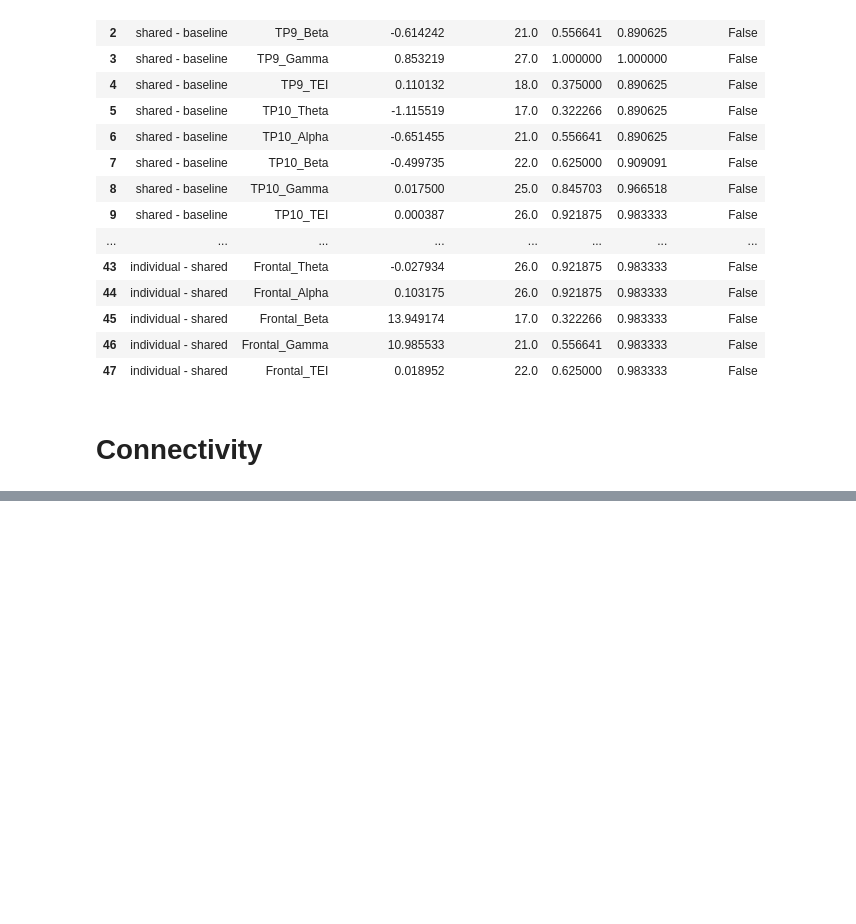
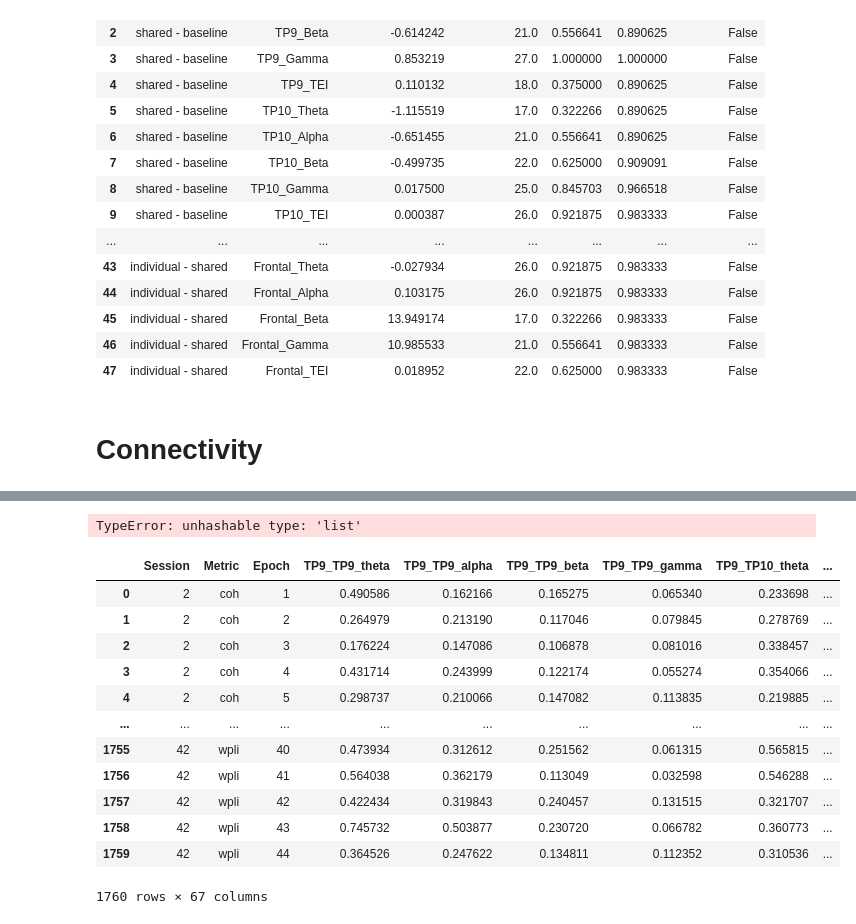
Before and after one commit to JoseEmilianoCG/NeuroHAD2025, a Jupyter notebook: FILAnalysis/feature_extraction_new.ipynb, the cells around one changed output, grey strips where cells are left out. Cells and saved outputs as stored; diff of their text form; code cells hidden in the pictures; blank space fills up the shorter version.

```diff
--- a/FILAnalysis/feature_extraction_new.ipynb
+++ b/FILAnalysis/feature_extraction_new.ipynb
@@ -722,0 +928,51 @@ dfs_by_stage['shared']
+# %%
+band_freqs = {'theta':[4,8], 'alpha':[8,13], 'beta':[13,30], 'gamma':[30,50]}
+bands = ['theta', 'alpha', 'beta', 'gamma']
+states = ['baseline', 'shared', 'individual']
+for state in states:
+    for comb in ch_comb:
+        for band in bands:
+            cols = [f'{ch_comb[0][0]}_{ch_comb[0][1]}_{i}-{i+1} Hz' for i in range(band_freqs[band][0], band_freqs[band][1])]
+            holder = conndata[state][cols]
+            mean_holder = holder.mean(axis=1)
+# %% [output]
+TypeError: unhashable type: 'list'
+# %%
+band_freqs = {'theta':[4,8], 'alpha':[8,13], 'beta':[13,30], 'gamma':[30,50]}
+bands = ['theta', 'alpha', 'beta', 'gamma']
+states = ['baseline', 'shared', 'individual']
+
+band_conndata = {}
+
+for state in states:
+
+    base_df = dfs_by_stage[state][['Session','Metric','Epoch']].copy()
+
+    for comb in ch_comb:
+        ch1, ch2 = comb
+
+        for band in bands:
+            cols = [f'{ch1}_{ch2}_{i}-{i+1} Hz'
+                    for i in range(band_freqs[band][0], band_freqs[band][1])]
+
+            mean_holder = dfs_by_stage[state][cols].mean(axis=1)
+
+            base_df[f'{ch1}_{ch2}_{band}'] = mean_holder
+
+    band_conndata[state] = base_df
+# %%
+band_conndata['baseline']
+# %% [output]
+|  | Session | Metric | Epoch | TP9_TP9_theta | TP9_TP9_alpha | TP9_TP9_beta | TP9_TP9_gamma | TP9_TP10_theta | ... |
+| 0 | 2 | coh | 1 | 0.490586 | 0.162166 | 0.165275 | 0.065340 | 0.233698 | ... |
+| 1 | 2 | coh | 2 | 0.264979 | 0.213190 | 0.117046 | 0.079845 | 0.278769 | ... |
+| 2 | 2 | coh | 3 | 0.176224 | 0.147086 | 0.106878 | 0.081016 | 0.338457 | ... |
+| 3 | 2 | coh | 4 | 0.431714 | 0.243999 | 0.122174 | 0.055274 | 0.354066 | ... |
+| 4 | 2 | coh | 5 | 0.298737 | 0.210066 | 0.147082 | 0.113835 | 0.219885 | ... |
+| ... | ... | ... | ... | ... | ... | ... | ... | ... | ... |
+| 1755 | 42 | wpli | 40 | 0.473934 | 0.312612 | 0.251562 | 0.061315 | 0.565815 | ... |
+| 1756 | 42 | wpli | 41 | 0.564038 | 0.362179 | 0.113049 | 0.032598 | 0.546288 | ... |
+| 1757 | 42 | wpli | 42 | 0.422434 | 0.319843 | 0.240457 | 0.131515 | 0.321707 | ... |
+| 1758 | 42 | wpli | 43 | 0.745732 | 0.503877 | 0.230720 | 0.066782 | 0.360773 | ... |
+| 1759 | 42 | wpli | 44 | 0.364526 | 0.247622 | 0.134811 | 0.112352 | 0.310536 | ... |
+1760 rows × 67 columns
```
Also changed, not shown: parts of 14 cells of this notebook, 46 other files.
